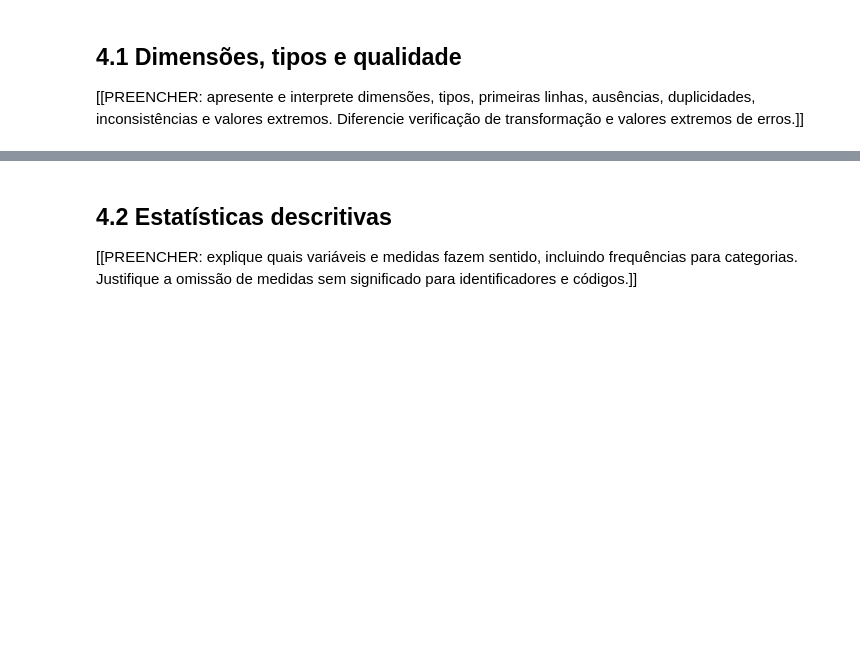
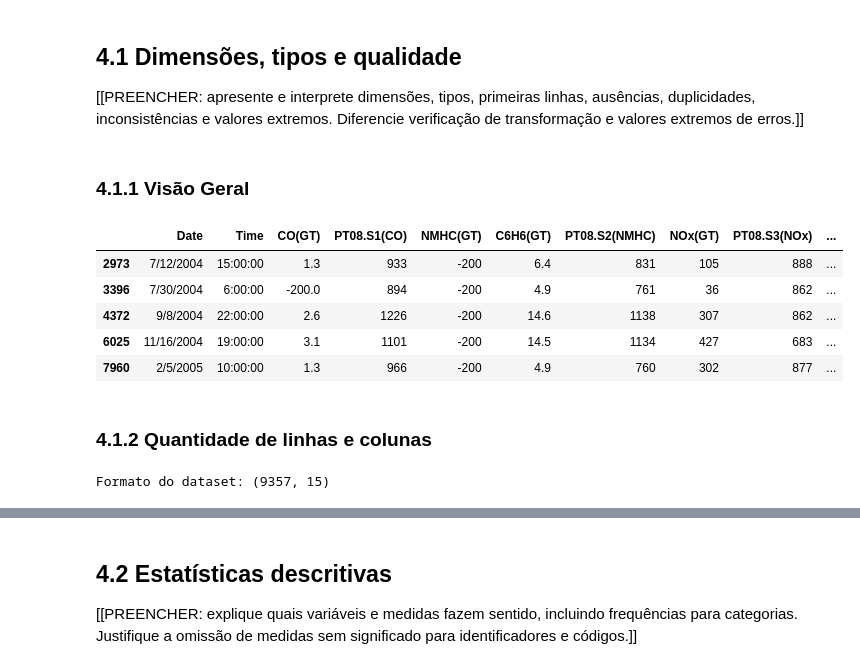
Before and after one commit to pedrovsbenevides/mvp_dataanalysis_pucrio, a Jupyter notebook: MVP_Análise_de_Dados_e_Boas_Práticas.ipynb, the cells around one changed output, grey strips where cells are left out. Saved outputs shown, nothing was run; the diff lists cells and outputs as text; code cells hidden in the pictures; blank space fills up the shorter version.

```diff
--- a/MVP_Análise_de_Dados_e_Boas_Práticas.ipynb
+++ b/MVP_Análise_de_Dados_e_Boas_Práticas.ipynb
@@ -71,5 +143,22 @@ for pacote in ("pandas", "numpy", "matplotlib", "seaborn", "scikit-learn"):
 ## 4.1 Dimensões, tipos e qualidade
 
 [[PREENCHER: apresente e interprete dimensões, tipos, primeiras linhas, ausências, duplicidades, inconsistências e valores extremos. Diferencie verificação de transformação e valores extremos de erros.]]
+# %% [markdown]
+### 4.1.1 Visão Geral
+# %%
+display(air_quality.sample(5, random_state=SEED))
+# %% [output]
+|  | Date | Time | CO(GT) | PT08.S1(CO) | NMHC(GT) | C6H6(GT) | PT08.S2(NMHC) | NOx(GT) | PT08.S3(NOx) | ... |
+| 2973 | 7/12/2004 | 15:00:00 | 1.3 | 933 | -200 | 6.4 | 831 | 105 | 888 | ... |
+| 3396 | 7/30/2004 | 6:00:00 | -200.0 | 894 | -200 | 4.9 | 761 | 36 | 862 | ... |
+| 4372 | 9/8/2004 | 22:00:00 | 2.6 | 1226 | -200 | 14.6 | 1138 | 307 | 862 | ... |
+| 6025 | 11/16/2004 | 19:00:00 | 3.1 | 1101 | -200 | 14.5 | 1134 | 427 | 683 | ... |
+| 7960 | 2/5/2005 | 10:00:00 | 1.3 | 966 | -200 | 4.9 | 760 | 302 | 877 | ... |
 # %%
 # TODO[MVP]: produza o diagnóstico inicial e as verificações de qualidade pertinentes.
+# %% [markdown]
+### 4.1.2 Quantidade de linhas e colunas
+# %%
+print("Formato do dataset:", air_quality.shape)
+# %% [output]
+Formato do dataset: (9357, 15)
```
Also changed, not shown: parts of 27 cells of this notebook.
